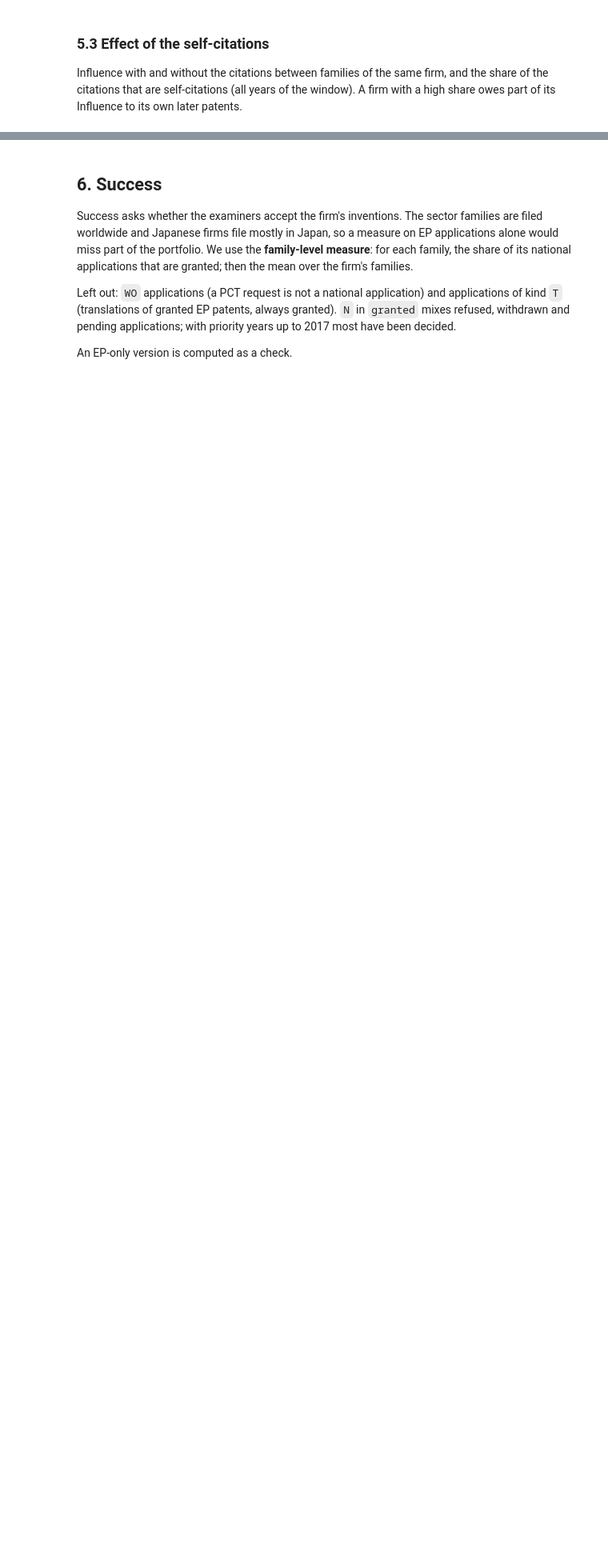
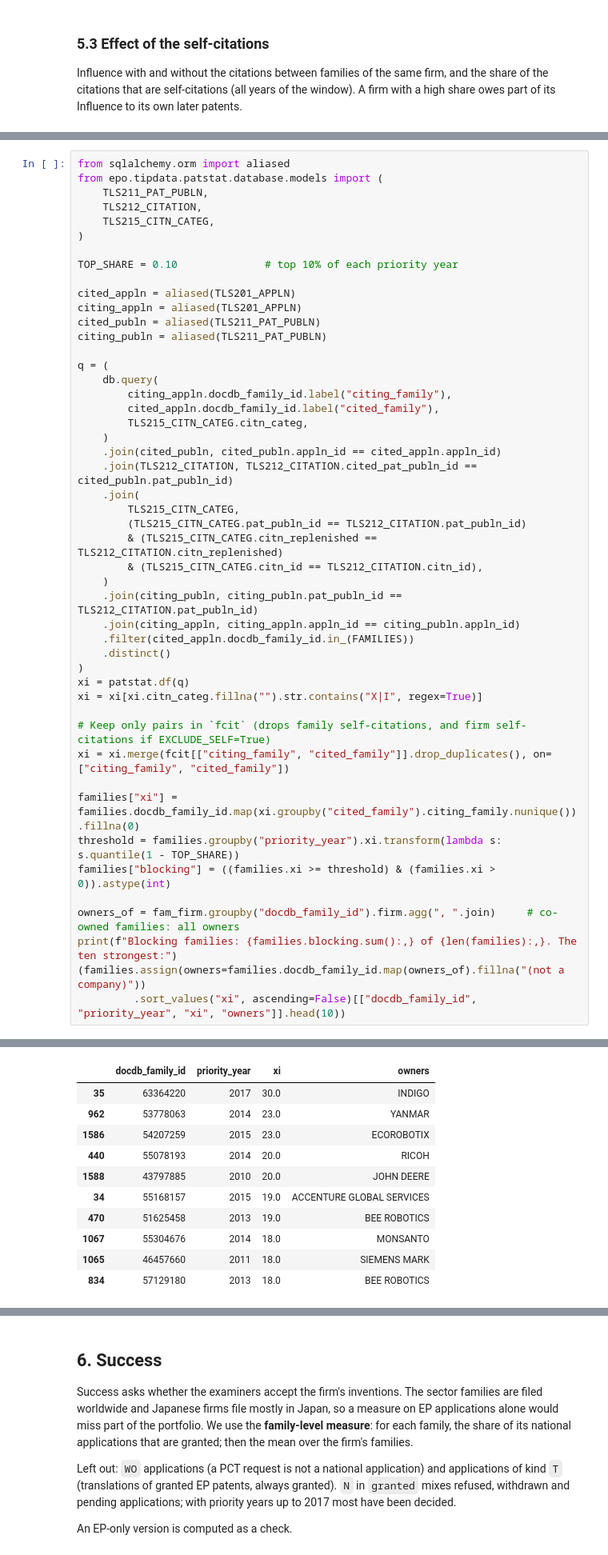
Before and after one commit to AriGBi/team-38-PrecisionAgriculture, a Jupyter notebook: notebooks/Step3_v3_2017.ipynb, the cells around one changed output, grey strips where cells are left out. Shown at 80% size. Saved outputs shown, nothing was run; the diff lists cells and outputs as text; blank space fills up the shorter version.

```diff
--- a/notebooks/Step3_v3_2017.ipynb
+++ b/notebooks/Step3_v3_2017.ipynb
@@ -302,0 +483,49 @@ compare.rename(index=SHORT).round(2)
+# %%
+from sqlalchemy.orm import aliased
+from epo.tipdata.patstat.database.models import (
+    TLS211_PAT_PUBLN,
+    TLS212_CITATION,
+    TLS215_CITN_CATEG,
+)
+
+TOP_SHARE = 0.10              # top 10% of each priority year
+
+cited_appln = aliased(TLS201_APPLN)
+citing_appln = aliased(TLS201_APPLN)
+cited_publn = aliased(TLS211_PAT_PUBLN)
+citing_publn = aliased(TLS211_PAT_PUBLN)
+
+q = (
+    db.query(
+        citing_appln.docdb_family_id.label("citing_family"),
+        cited_appln.docdb_family_id.label("cited_family"),
+        TLS215_CITN_CATEG.citn_categ,
+    )
+    .join(cited_publn, cited_publn.appln_id == cited_appln.appln_id)
+    .join(TLS212_CITATION, TLS212_CITATION.cited_pat_publn_id == cited_publn.pat_publn_id)
+    .join(
+        TLS215_CITN_CATEG,
+        (TLS215_CITN_CATEG.pat_publn_id == TLS212_CITATION.pat_publn_id)
+        & (TLS215_CITN_CATEG.citn_replenished == TLS212_CITATION.citn_replenished)
+        & (TLS215_CITN_CATEG.citn_id == TLS212_CITATION.citn_id),
+    )
+    .join(citing_publn, citing_publn.pat_publn_id == TLS212_CITATION.pat_publn_id)
+    .join(citing_appln, citing_appln.appln_id == citing_publn.appln_id)
+    .filter(cited_appln.docdb_family_id.in_(FAMILIES))
+    .distinct()
+)
+xi = patstat.df(q)
+xi = xi[xi.citn_categ.fillna("").str.contains("X|I", regex=True)]
+
+# Keep only pairs in `fcit` (drops family self-citations, and firm self-citations if EXCLUDE_SELF=True)
+xi = xi.merge(fcit[["citing_family", "cited_family"]].drop_duplicates(), on=["citing_family", "cited_family"])
+
+families["xi"] = families.docdb_family_id.map(xi.groupby("cited_family").citing_family.nunique()).fillna(0)
+threshold = families.groupby("priority_year").xi.transform(lambda s: s.quantile(1 - TOP_SHARE))
+families["blocking"] = ((families.xi >= threshold) & (families.xi > 0)).astype(int)
+
+owners_of = fam_firm.groupby("docdb_family_id").firm.agg(", ".join)     # co-owned families: all owners
+print(f"Blocking families: {families.blocking.sum():,} of {len(families):,}. The ten strongest:")
+(families.assign(owners=families.docdb_family_id.map(owners_of).fillna("(not a company)"))
+         .sort_values("xi", ascending=False)[["docdb_family_id", "priority_year", "xi", "owners"]].head(10))
+# %% [output]
@@ -302,0 +533,11 @@ compare.rename(index=SHORT).round(2)
+|  | docdb_family_id | priority_year | xi | owners |
+| 35 | 63364220 | 2017 | 30.0 | INDIGO |
+| 962 | 53778063 | 2014 | 23.0 | YANMAR |
+| 1586 | 54207259 | 2015 | 23.0 | ECOROBOTIX |
+| 440 | 55078193 | 2014 | 20.0 | RICOH |
+| 1588 | 43797885 | 2010 | 20.0 | JOHN DEERE |
+| 34 | 55168157 | 2015 | 19.0 | ACCENTURE GLOBAL SERVICES |
+| 470 | 51625458 | 2013 | 19.0 | BEE ROBOTICS |
+| 1067 | 55304676 | 2014 | 18.0 | MONSANTO |
+| 1065 | 46457660 | 2011 | 18.0 | SIEMENS MARK |
+| 834 | 57129180 | 2013 | 18.0 | BEE ROBOTICS |
```
Also changed, not shown: parts of 30 cells of this notebook, 2 other files.
